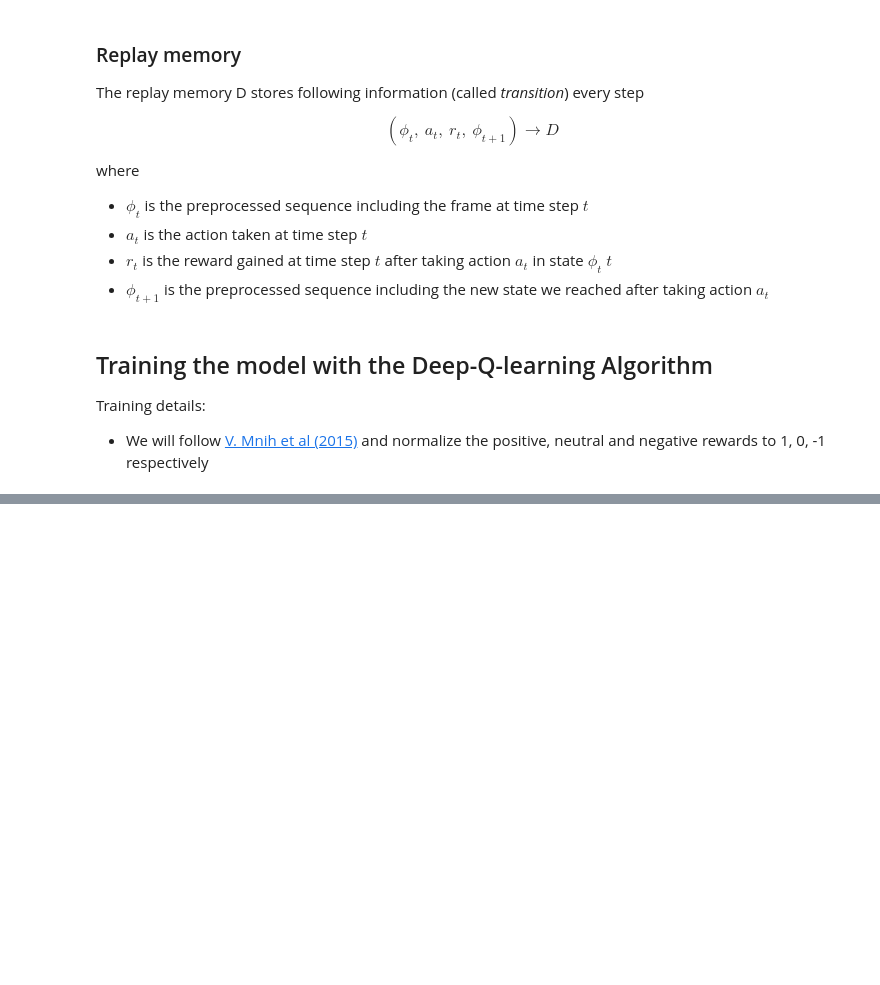
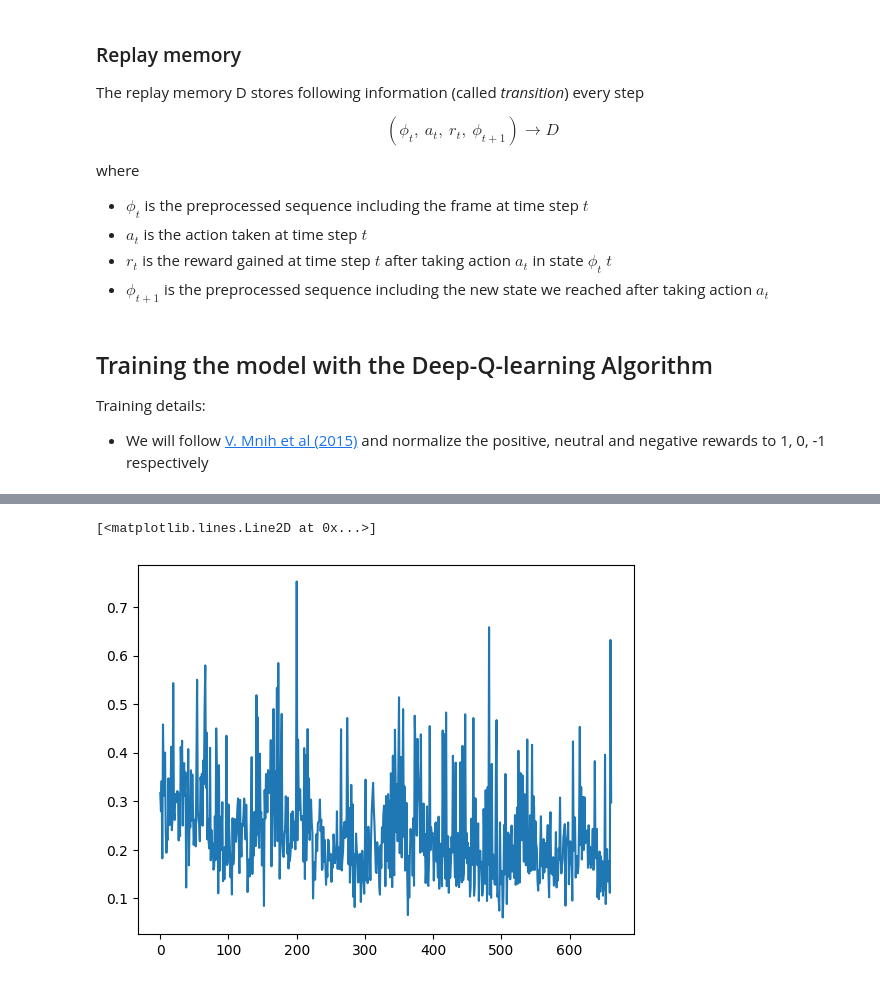
Before and after one commit to colichar/deep-q-learning, a Jupyter notebook: space_invaders_dqn.ipynb, the cells around one changed output, grey strips where cells are left out. Saved outputs shown, nothing was run; the diff lists cells and outputs as text; code cells hidden in the pictures; blank space fills up the shorter version.

Commit message:
feat: adds training/evaluation function and function to convert results to gif

```diff
--- a/space_invaders_dqn.ipynb
+++ b/space_invaders_dqn.ipynb
@@ -381,12 +388,16 @@ class replay_memory:
         self.minibatch_size = minibatch_size
 
     def store_transition(self, curr_state, curr_action, reward, new_state, lives):
-        # store transition in replay_memory
+        """
+        Stores a transition in replay_memory.
+        """
         self.memories.append([curr_state, curr_action, reward, new_state, lives])
         if (len(self.memories) > self.capacity):
             self.memories.pop(0)
     def sample_minibatch(self):
-        # sample a minibatch of transition from replay_memory
+        """
+        Samples a minibatch of transitions from replay_memory.
+        """
         return random.sample(self.memories, self.minibatch_size)
 
     def get_memories(self):
@@ -416,3 +408,22 @@ warm_up = 4
+# %%
+my_env = gym.make("ALE/SpaceInvaders-v5", frameskip=5, render_mode="rgb_array")
+obs_shape = my_env.observation_space.shape
+num_actions = my_env.action_space.n
+
+memory_size = 10**6
+num_of_episodes = 10
+minibatch_size = 32
+update_target_freq = 10**4    ## update target NN every 5 parameter updates (steps)
+discount = 0.99
+action_repeat = 4         ## repeat chosen action 4 times
+update_main_freq = 4      ## SGD update main NN after 4 chosen actions
+learning_rate = 0.001
+grad_mom = 0.95
+sq_grad_mom = 0.95
+min_sq_grad = 0.01
+eps = 0
+
+memory_warm_up = 1500
 # %% [markdown]
 ## Training the model with the Deep-Q-learning Algorithm
 
@@ -497,0 +435,7 @@ KeyboardInterrupt:
+# %%
+## initialize action-value function Q with random weights
+M_model = DQN_model(num_actions)
+
+## initialize action-value target function with same weights
+T_model = DQN_model(num_actions)
+T_model.set_weights(M_model.get_weights())
@@ -497,0 +506,2 @@ KeyboardInterrupt:
+# %%
+some_losses, some_rewards = train_DQL()
@@ -497,0 +526,5 @@ KeyboardInterrupt:
+# %%
+plt.plot(some_losses[50:])
+# %% [output]
+[<matplotlib.lines.Line2D at 0x...>]
+[figure, added]
```
Also changed, not shown: parts of 28 cells of this notebook.
